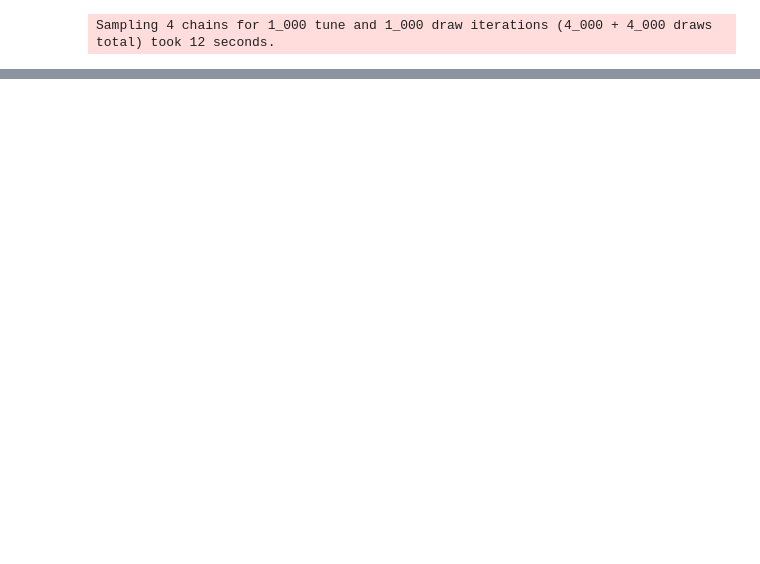
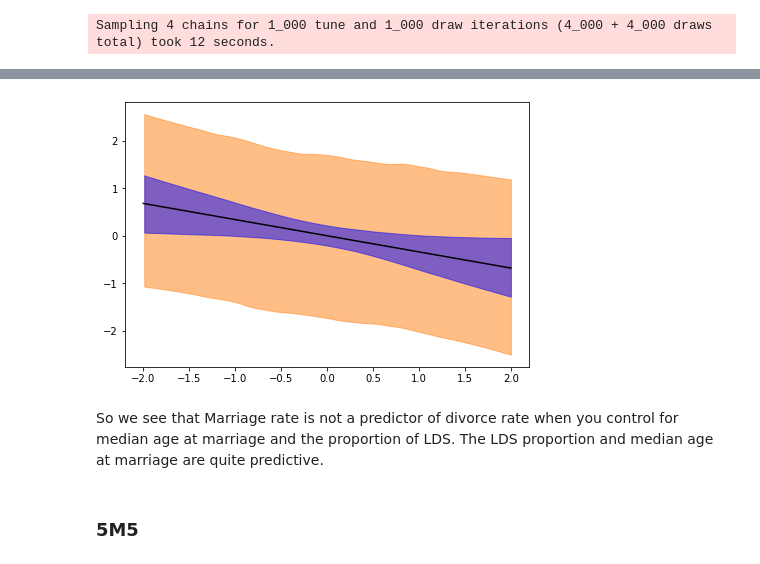
Before and after one commit to oadams/oadams.github.io, a Jupyter notebook: statistical_rethinking_solutions/ch5.ipynb, the cells around one changed output, grey strips where cells are left out. Drawn from its saved outputs; the diff is of its cells as text; code cells hidden in the pictures; blank space fills up the shorter version.

```diff
--- a/statistical_rethinking_solutions/ch5.ipynb
+++ b/statistical_rethinking_solutions/ch5.ipynb
@@ -375,0 +435,8 @@ plot_linear_hdi(trace['a'], trace['bS'], trace['sigma'], np.linspace(-2, 2, num=
+# %%
+plot_linear_hdi(trace['a'], trace['bL'], trace['sigma'], np.linspace(-2, 2, num=30))
+# %% [output]
+[figure, added]
+# %% [markdown]
+So we see that Marriage rate is not a predictor of divorce rate when you control for median age at marriage and the proportion of LDS. The LDS proportion and median age at marriage are quite predictive.
+# %% [markdown]
+### 5M5
```
Also changed, not shown: parts of 74 cells of this notebook.
